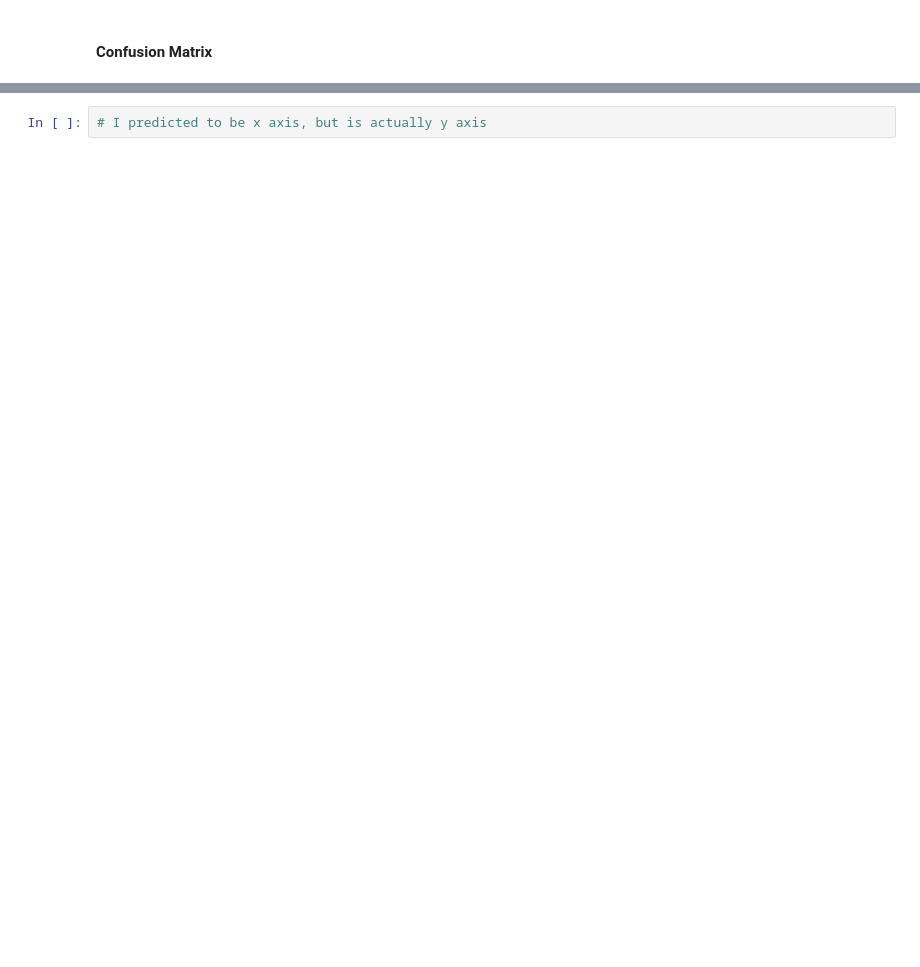
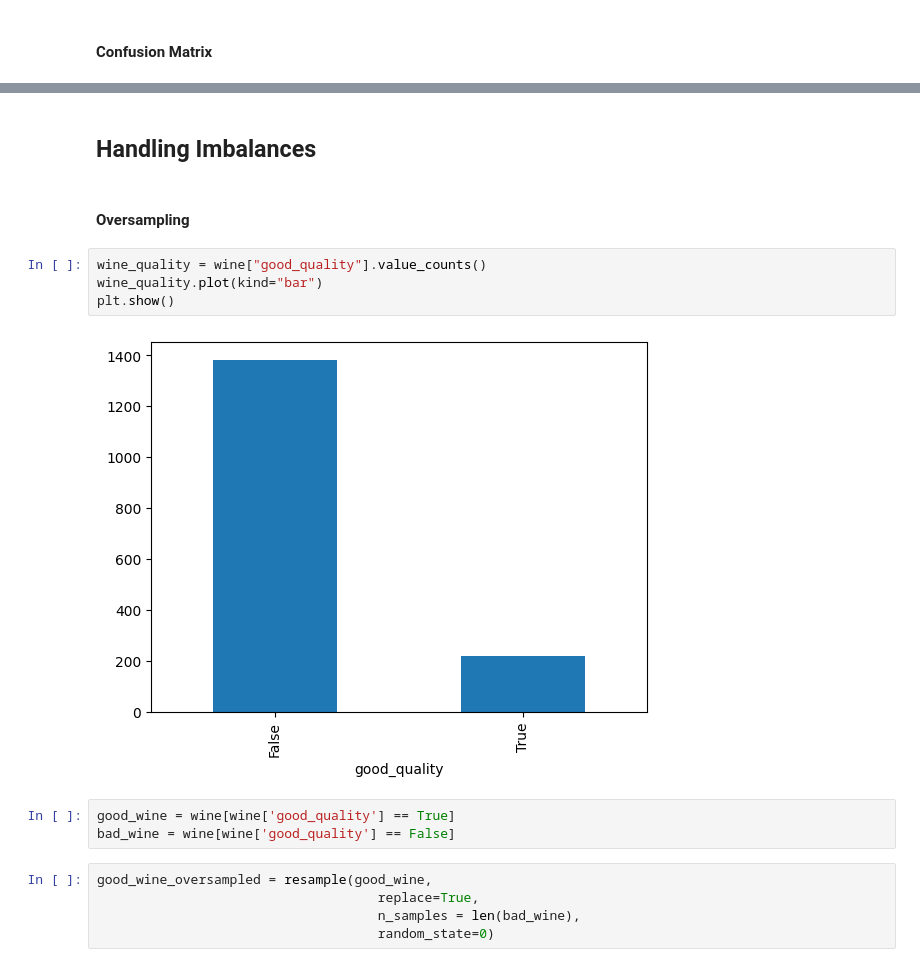
Before and after one commit to mrtimN/rewine, a Jupyter notebook: WINE.ipynb, the cells around one changed output, grey strips where cells are left out. Cells and saved outputs as stored; diff of their text form; blank space fills up the shorter version.

```diff
--- a/WINE.ipynb
+++ b/WINE.ipynb
@@ -292,4 +285,20 @@ plt.savefig('data/confusion_matrix.png', transparent=True)
 # %% [output]
 [figure]
-# %%
-# I predicted to be x axis, but is actually y axis
+# %% [markdown]
+## Handling Imbalances
+# %% [markdown]
+#### Oversampling
+# %%
+wine_quality = wine["good_quality"].value_counts()
+wine_quality.plot(kind="bar")
+plt.show()
+# %% [output]
+[figure, added]
+# %%
+good_wine = wine[wine['good_quality'] == True]
+bad_wine = wine[wine['good_quality'] == False]
+# %%
+good_wine_oversampled = resample(good_wine,
+                                    replace=True,
+                                    n_samples = len(bad_wine),
+                                    random_state=0)
```
Also changed, not shown: parts of 32 cells of this notebook, 2 other files.
